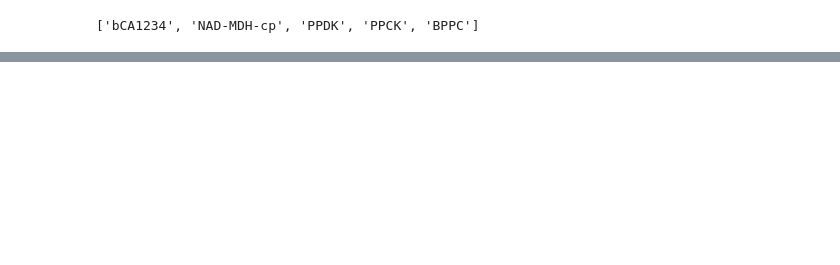
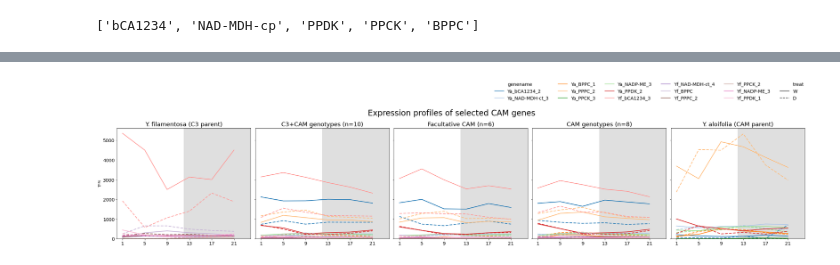
Before and after one commit to achpardo/yucca-genomics, a Jupyter notebook: masigpro/CAM_TS_genes.ipynb, the cells around one changed output, grey strips where cells are left out. Cells and saved outputs as stored; diff of their text form; code cells hidden in the pictures; blank space fills up the shorter version.

```diff
--- a/masigpro/CAM_TS_genes.ipynb
+++ b/masigpro/CAM_TS_genes.ipynb
@@ -847,0 +791,3 @@ plot_genefam_withparents("PPCK")
+# %%
+# load list of these gene IDs
+gids = list(pd.read_csv("../geneIDs_from_Wickelletal_fig3.txt",sep="\t",header=None)[0])
@@ -847,0 +842,17 @@ plot_genefam_withparents("PPCK")
+# %%
+def build_family_stylemaps(genelist, camdf=camannot):
+
+    fam = camdf[camdf["GeneID"].isin(genelist)].copy()
+
+    genes = fam["gene_abbr_unique"].unique().tolist()
+
+    palette = sns.color_palette("tab20", n_colors=max(len(genes), 3))
+    color_map = dict(zip(genes, palette))
+
+    # treatment line styles
+    treat_map = {
+        "W": "",
+        "D": (4, 2)
+    }
+
+    return color_map, treat_map
@@ -847,0 +940,4 @@ plot_genefam_withparents("PPCK")
+# %%
+plot_genefam_withparents(gids,"Expression profiles of selected CAM genes","geneprof_Wickelletal_fig3")
+# %% [output]
+[figure, added]
```
Also changed, not shown: parts of 28 cells of this notebook, 5 other files.
